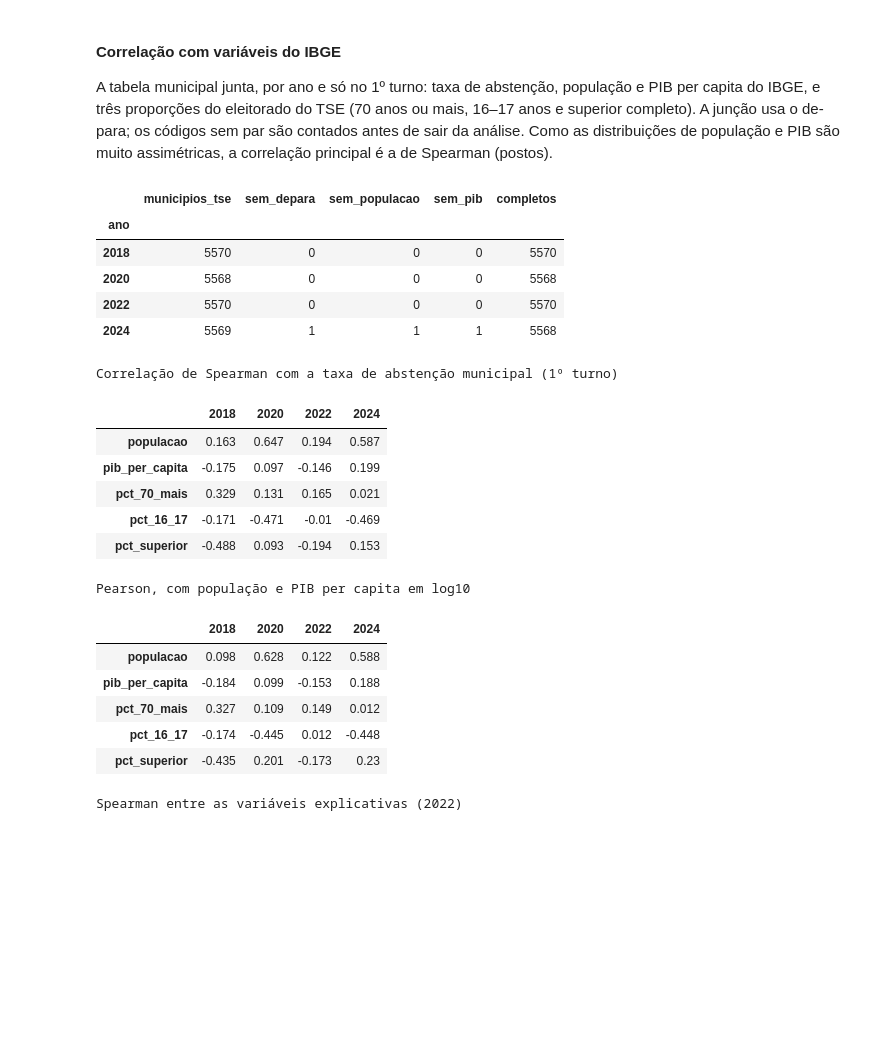
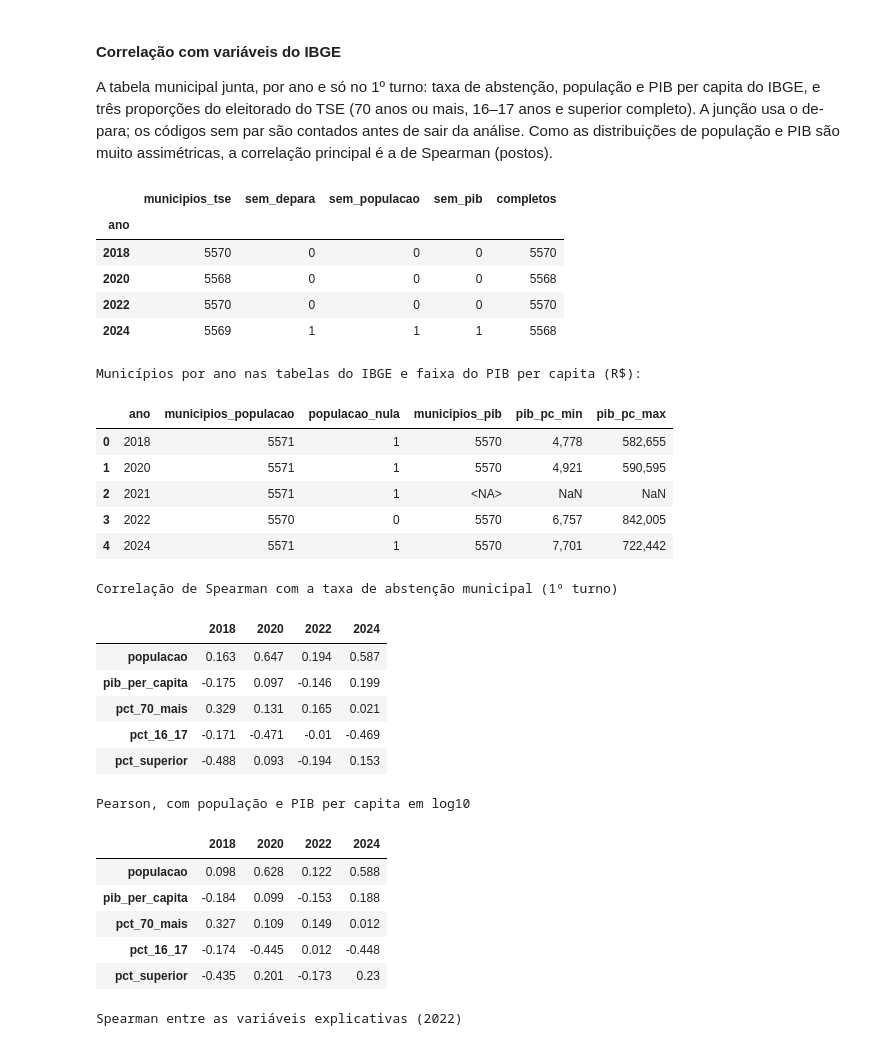
Before and after one commit to GUSTAVOHOOO/bigdata-tse-abstencao, a Jupyter notebook: notebooks/etapa1.ipynb, the cells around one changed output. Saved outputs shown, nothing was run; the diff lists cells and outputs as text; code cells hidden in the pictures; blank space fills up the shorter version.

```diff
--- a/notebooks/etapa1.ipynb
+++ b/notebooks/etapa1.ipynb
@@ -868,7 +914,17 @@ uf_piv["dif_2020_vs_2024"] = uf_piv[2020] - uf_piv[2024]
 display((100 * uf_piv).round(1))
 
 regiao = taxa_abstencao(mun_turno, ["ano", "nm_regiao"], turno=1).pivot(index="nm_regiao", columns="ano", values="taxa_abstencao")
-(100 * regiao).round(1)
+display((100 * regiao).round(1))
+
+so_br = (100 * uf_piv[ANOS]).drop(index="Exterior", level=0).droplevel(0)
+br_reg = (100 * regiao).drop(index="Exterior")
+ranking = pd.DataFrame({
+    a: {"região mais alta": br_reg[a].idxmax(), "região mais baixa": br_reg[a].idxmin(),
+        "4 UFs mais altas": ", ".join(f"{u} {v:.1f}" for u, v in so_br[a].dropna().nlargest(4).items()),
+        "4 UFs mais baixas": ", ".join(f"{u} {v:.1f}" for u, v in so_br[a].dropna().nsmallest(4).items()),
+        "UFs acima de 25%": ", ".join(so_br.index[so_br[a] > 25])}
+    for a in ANOS})
+ranking
 # %% [output]
 |  | ano | 2018 | 2020 | 2022 | 2024 | dif_2020 | dif_2020_vs_2024 |
 | nm_regiao | sg_uf |  |  |  |  |  |  |
@@ -1028,47 +1099,64 @@ base = base.merge(pop, on=["cd_municipio_ibge", "ano"], how="left").merge(pib, o
 base["populacao"] = base.populacao.astype("float64")
 
 juncao = base.groupby("ano").agg(
     municipios_tse=("cd_municipio", "size"),
     sem_depara=("cd_municipio_ibge", lambda s: int(s.isna().sum())),
     sem_populacao=("populacao", lambda s: int(s.isna().sum())),
     sem_pib=("pib_per_capita", lambda s: int(s.isna().sum())),
 )
 juncao["completos"] = base.dropna(subset=["cd_municipio_ibge", "populacao", "pib_per_capita"]).groupby("ano").size()
 display(juncao)
+print("Municípios por ano nas tabelas do IBGE e faixa do PIB per capita (R$):")
+display(sql('''
+    SELECT p.ano, p.municipios_populacao, p.populacao_nula, b.municipios_pib, b.pib_pc_min, b.pib_pc_max
+    FROM (SELECT ano, count(DISTINCT cd_municipio_ibge) AS municipios_populacao,
+                 count(*) FILTER (WHERE populacao IS NULL) AS populacao_nula
+          FROM populacao_municipios GROUP BY ano) p
+    LEFT JOIN (SELECT ano_eleicao AS ano, count(DISTINCT cd_municipio_ibge) AS municipios_pib,
+                      round(min(pib_per_capita), 2) AS pib_pc_min, round(max(pib_per_capita), 2) AS pib_pc_max
+               FROM pib_municipios GROUP BY ano_eleicao) b USING (ano)
+    ORDER BY p.ano'''))
 
 VARS = ["populacao", "pib_per_capita", "pct_70_mais", "pct_16_17", "pct_superior"]
 completos = base.dropna(subset=VARS)
 # Spearman = Pearson sobre os postos (evita depender do scipy).
 spearman = pd.DataFrame({a: g[VARS].rank().corrwith(g.taxa_abstencao.rank()) for a, g in completos.groupby("ano")})
 pearson_log = pd.DataFrame({
     a: g.assign(populacao=np.log10(g.populacao), pib_per_capita=np.log10(g.pib_per_capita))[VARS].corrwith(g.taxa_abstencao)
     for a, g in completos.groupby("ano")
 })
 print("Correlação de Spearman com a taxa de abstenção municipal (1º turno)")
 display(spearman.round(3))
 print("Pearson, com população e PIB per capita em log10")
 pearson_log.round(3)
 # %% [output]
 |  | municipios_tse | sem_depara | sem_populacao | sem_pib | completos |
 | ano |  |  |  |  |  |
 | 2018 | 5570 | 0 | 0 | 0 | 5570 |
 | 2020 | 5568 | 0 | 0 | 0 | 5568 |
 | 2022 | 5570 | 0 | 0 | 0 | 5570 |
 | 2024 | 5569 | 1 | 1 | 1 | 5568 |
-Correlação de Spearman com a taxa de abstenção municipal (1º turno)
+Municípios por ano nas tabelas do IBGE e faixa do PIB per capita (R$):
-|  | 2018 | 2020 | 2022 | 2024 |
-| populacao | 0.163 | 0.647 | 0.194 | 0.587 |
-| pib_per_capita | -0.175 | 0.097 | -0.146 | 0.199 |
-| pct_70_mais | 0.329 | 0.131 | 0.165 | 0.021 |
-| pct_16_17 | -0.171 | -0.471 | -0.01 | -0.469 |
-| pct_superior | -0.488 | 0.093 | -0.194 | 0.153 |
+|  | ano | municipios_populacao | populacao_nula | municipios_pib | pib_pc_min | pib_pc_max |
+| 0 | 2018 | 5571 | 1 | 5570 | 4,778 | 582,655 |
+| 1 | 2020 | 5571 | 1 | 5570 | 4,921 | 590,595 |
+| 2 | 2021 | 5571 | 1 | <NA> | NaN | NaN |
+| 3 | 2022 | 5570 | 0 | 5570 | 6,757 | 842,005 |
+| 4 | 2024 | 5571 | 1 | 5570 | 7,701 | 722,442 |
-Pearson, com população e PIB per capita em log10
+Correlação de Spearman com a taxa de abstenção municipal (1º turno)
 |  | 2018 | 2020 | 2022 | 2024 |
-| populacao | 0.098 | 0.628 | 0.122 | 0.588 |
-| pib_per_capita | -0.184 | 0.099 | -0.153 | 0.188 |
-| pct_70_mais | 0.327 | 0.109 | 0.149 | 0.012 |
-| pct_16_17 | -0.174 | -0.445 | 0.012 | -0.448 |
-| pct_superior | -0.435 | 0.201 | -0.173 | 0.23 |
+| populacao | 0.163 | 0.647 | 0.194 | 0.587 |
+| pib_per_capita | -0.175 | 0.097 | -0.146 | 0.199 |
+| pct_70_mais | 0.329 | 0.131 | 0.165 | 0.021 |
+| pct_16_17 | -0.171 | -0.471 | -0.01 | -0.469 |
+| pct_superior | -0.488 | 0.093 | -0.194 | 0.153 |
+Pearson, com população e PIB per capita em log10
+|  | 2018 | 2020 | 2022 | 2024 |
+| populacao | 0.098 | 0.628 | 0.122 | 0.588 |
+| pib_per_capita | -0.184 | 0.099 | -0.153 | 0.188 |
+| pct_70_mais | 0.327 | 0.109 | 0.149 | 0.012 |
+| pct_16_17 | -0.174 | -0.445 | 0.012 | -0.448 |
+| pct_superior | -0.435 | 0.201 | -0.173 | 0.23 |
 # %%
 print("Spearman entre as variáveis explicativas (2022)")
 display(completos[completos.ano == 2022][VARS + ["taxa_abstencao"]].rank().corr().round(2))
```
Also changed, not shown: parts of 19 cells of this notebook.
